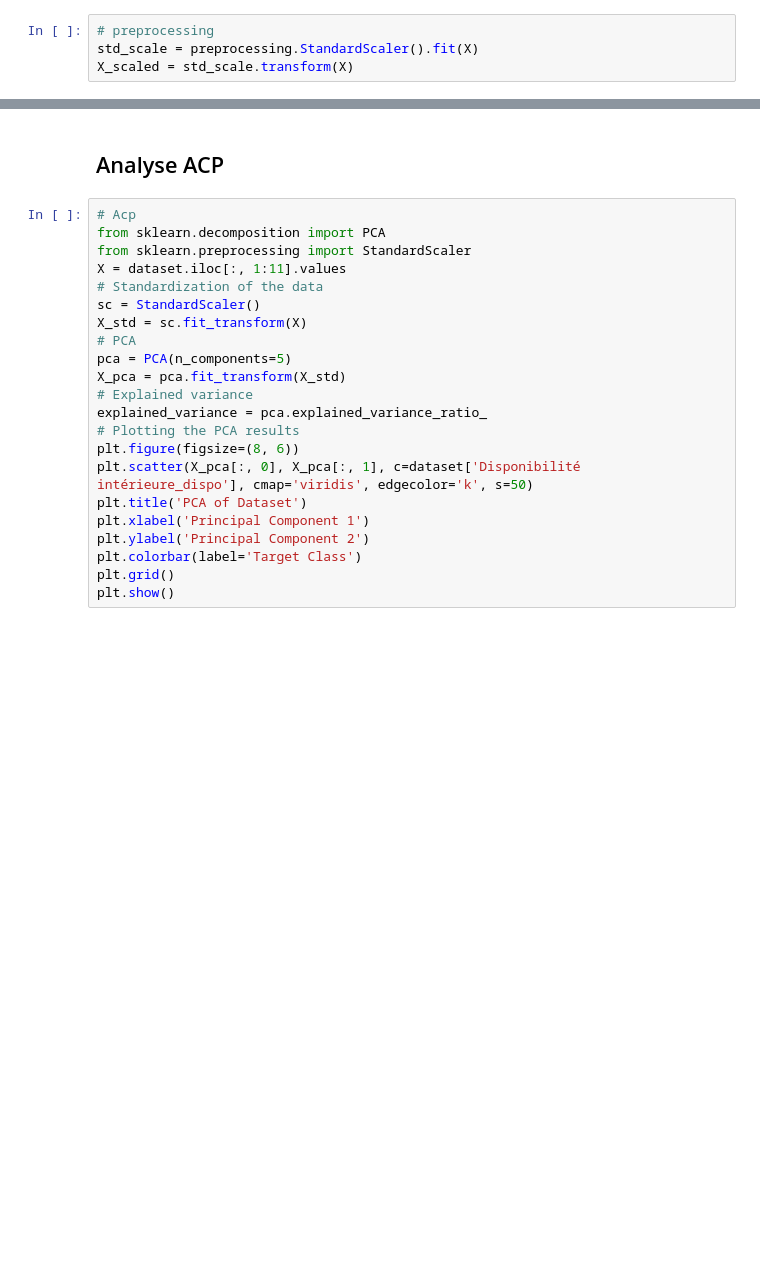
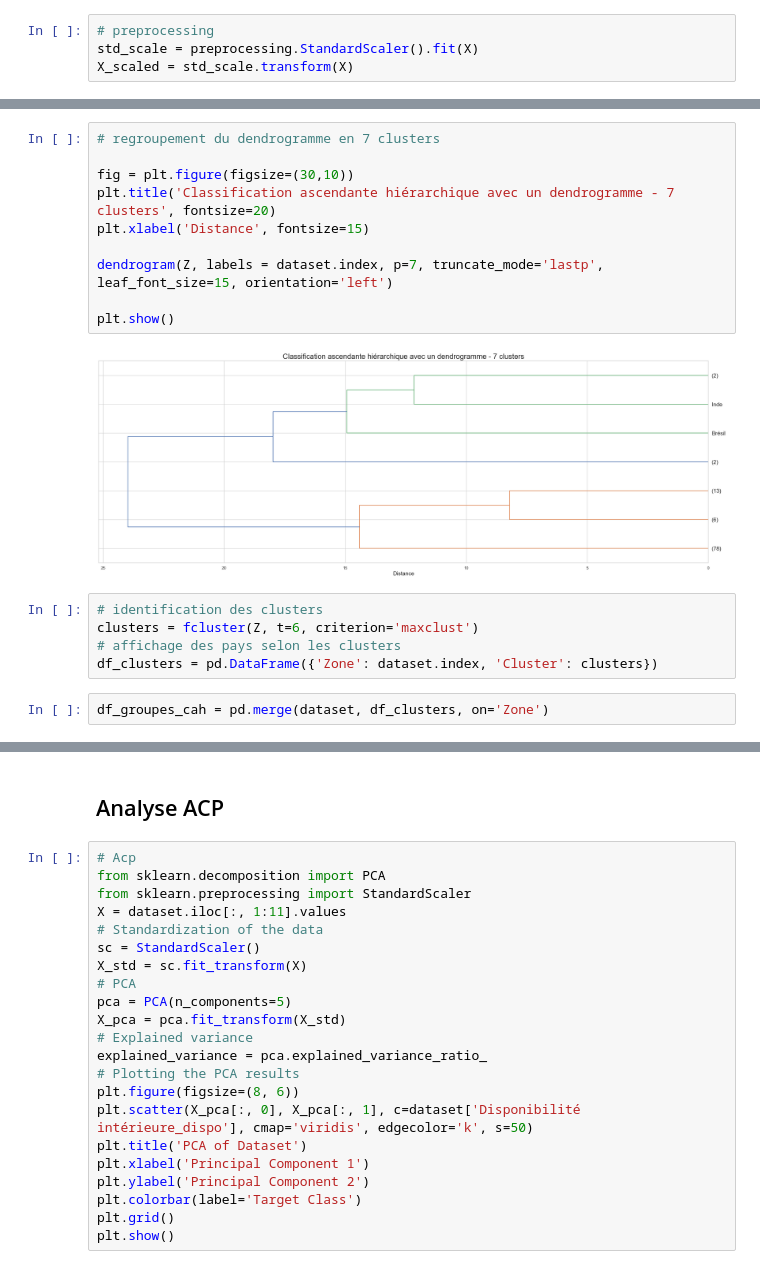
Before and after one commit to RubenKraan/data_analyst_openclassrooms, a Jupyter notebook: projet 11/projet_11_2.ipynb, the cells around one changed output, grey strips where cells are left out. Drawn from its saved outputs; the diff is of its cells as text; blank space fills up the shorter version.

```diff
--- a/projet 11/projet_11_2.ipynb
+++ b/projet 11/projet_11_2.ipynb
@@ -64,0 +108,19 @@ df_scaled
+# %%
+# regroupement du dendrogramme en 7 clusters
+
+fig = plt.figure(figsize=(30,10))
+plt.title('Classification ascendante hiérarchique avec un dendrogramme - 7 clusters', fontsize=20)
+plt.xlabel('Distance', fontsize=15)
+
+dendrogram(Z, labels = dataset.index, p=7, truncate_mode='lastp', leaf_font_size=15, orientation='left')
+
+plt.show()
+# %% [output]
+[figure, added]
+# %%
+# identification des clusters
+clusters = fcluster(Z, t=6, criterion='maxclust')
+# affichage des pays selon les clusters
+df_clusters = pd.DataFrame({'Zone': dataset.index, 'Cluster': clusters})
+# %%
+df_groupes_cah = pd.merge(dataset, df_clusters, on='Zone')
```
Also changed, not shown: parts of 18 cells of this notebook.
